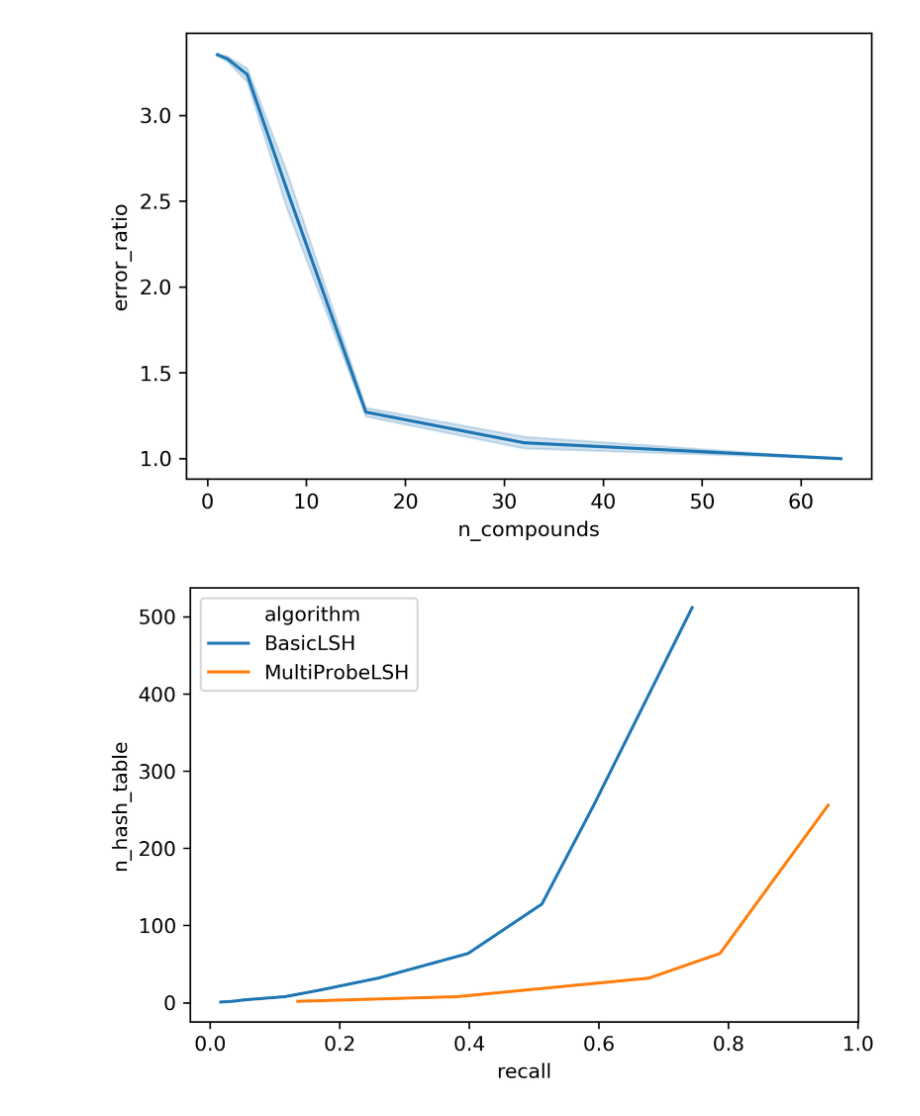
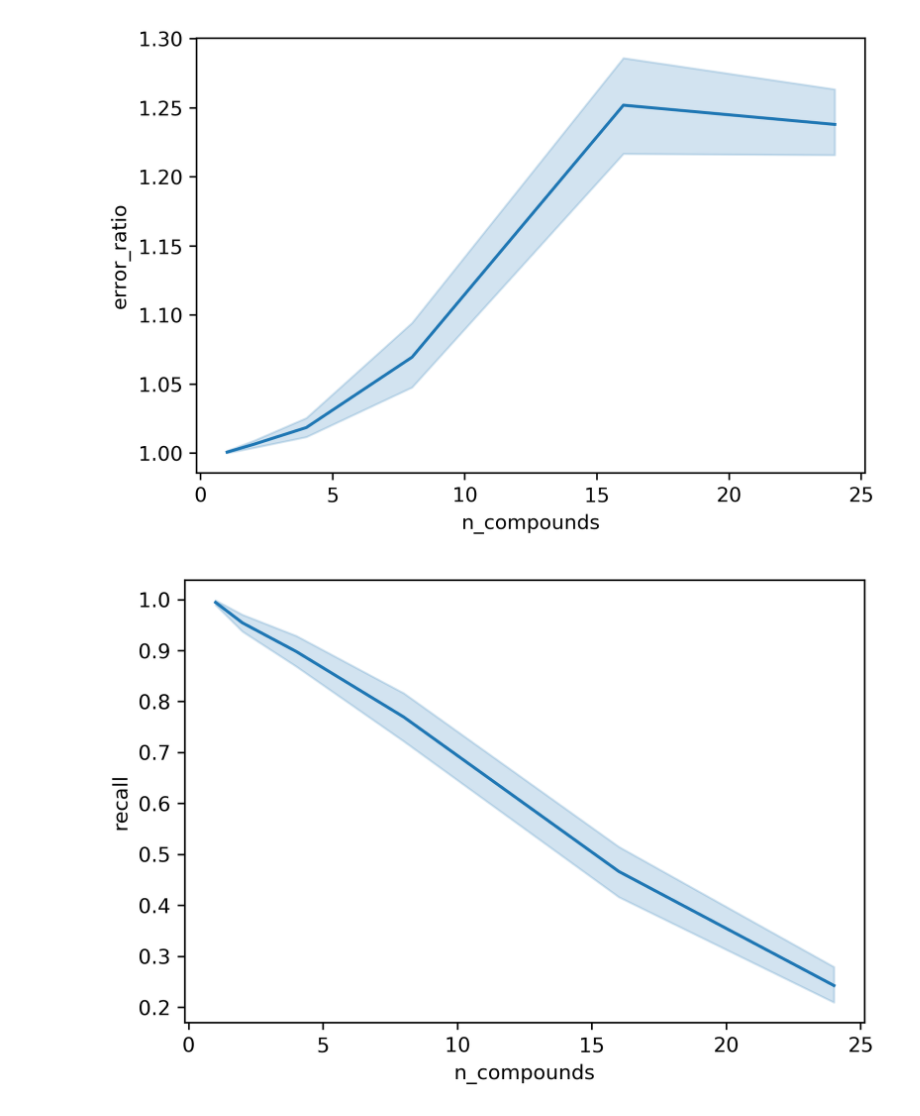
Before and after one commit to lizeyan/lsh, a Jupyter notebook: collect_results.ipynb, the cells around one changed output. Cells and saved outputs as stored; diff of their text form; code cells hidden in the pictures.

```diff
--- a/collect_results.ipynb
+++ b/collect_results.ipynb
@@ -1,3 +3,3 @@
 # %%
 import pandas as pd
-data = pd.read_csv("outputs/basic_multi_probe/results/1559121161.csv")
+basic_multi_probe_data = pd.read_csv("outputs/basic_multi_probe/results/1559273508.csv")
@@ -14,17 +38,14 @@ plt.close()
 # %%
+the_df = data[(data.w == 16.)]
+
 fig = plt.figure(dpi=326)
-the_df = data[(data.w == 8.)]
 sns.lineplot(x='n_compounds', y='error_ratio', data=the_df)
 plt.show()
+
+fig = plt.figure(dpi=326)
+sns.lineplot(x='n_compounds', y='recall', data=the_df)
+plt.show()
 plt.close()
 # %% [output]
-[figure, old version]
+[figure, new version]
+[figure, added]
-# %%
-fig = plt.figure(dpi=326)
-the_df = data[(data.w == 8.) & (data.n_compounds == 8) \
-              & (~(data.algorithm == 'MultiProbeLSH')|(data.t == 128.))]
-sns.lineplot(x='recall', y='n_hash_table', hue='algorithm', data=the_df)
-plt.show()
-plt.close()
-# %% [output]
-[figure, removed]
```
Also changed, not shown: parts of 9 cells of this notebook, 8 other files.
